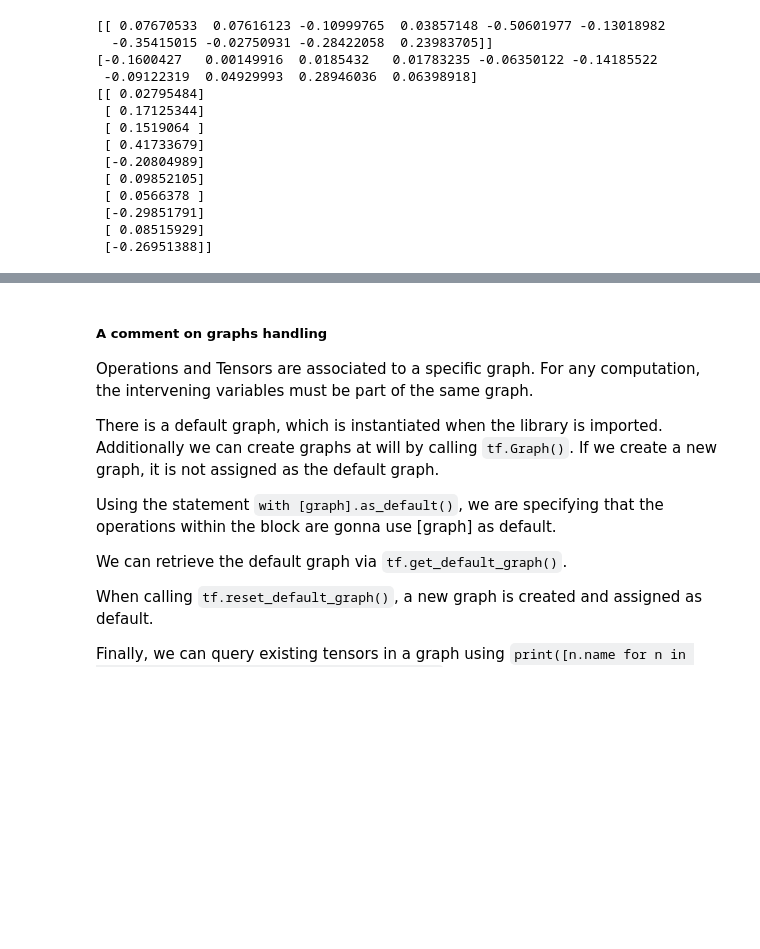
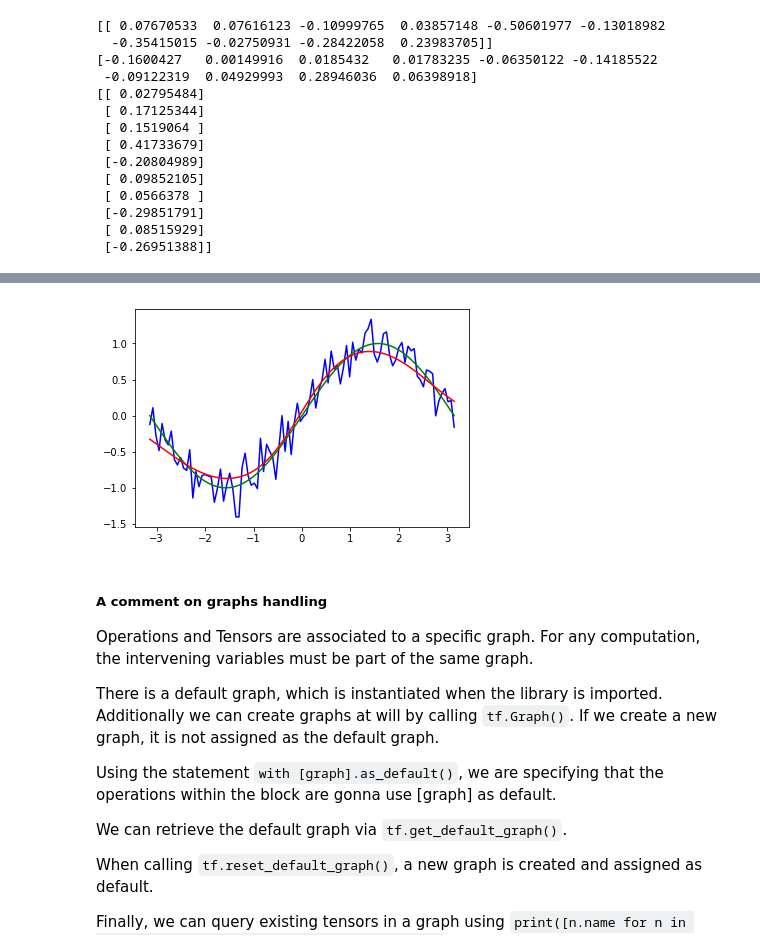
Before and after one commit to lqrz/examples, a Jupyter notebook: tensorflow/tensorflow.ipynb, the cells around one changed output, grey strips where cells are left out. Saved outputs shown, nothing was run; the diff lists cells and outputs as text; code cells hidden in the pictures; blank space fills up the shorter version.

Commit message:
save and restore graphs

```diff
--- a/tensorflow/tensorflow.ipynb
+++ b/tensorflow/tensorflow.ipynb
@@ -408,3 +394,81 @@ with graph_1.as_default():
  [-0.29851791]
  [ 0.08515929]
  [-0.26951388]]
+# %%
+def train(x_train, y_train, minibatch_size):
+
+    x = tf.get_default_graph().get_tensor_by_name('x:0')
+    y = tf.get_default_graph().get_tensor_by_name('y:0')
+
+    forward_pass = compute_forward_pass()
+
+    mse = tf.square(tf.sub(tf.get_default_graph().get_tensor_by_name('y:0'), forward_pass))
+
+    loss = tf.reduce_mean(tf.add(mse, 0.001 * compute_l2_regularization()))
+
+    train_op = tf.train.AdagradOptimizer(0.8).minimize(loss)
+
+    saver = tf.train.Saver()
+
+    with tf.Session(graph=tf.get_default_graph()) as session:
+        session.run(tf.global_variables_initializer())
+
+        n_minibatch = np.int(np.ceil(x_train.shape[0]/np.float(minibatch_size)))
+        print('Nr of minibatches: %d' % n_minibatch)
+
+        for epoch_ix in range(3000):
+            epoch_loss = 0
+            for minibatch_ix in range(n_minibatch):
+                _, output_loss = session.run([train_op, loss], feed_dict={x: np.matrix(x_train[minibatch_ix*minibatch_size:(minibatch_ix+1)*minibatch_size]).T, y: y_train[minibatch_ix*minibatch_size:(minibatch_ix+1)*minibatch_size]})
+                epoch_loss += output_loss
+
+            if (epoch_ix%300) == 0:
+                print(epoch_loss, compute_l2_regularization().eval())
+
+        w1, b1, w2 = get_variables(reuse=True)
+
+        print(w1.eval())
+        print(b1.eval())
+        print(w2.eval())
+
+        saver.save(session, "/tmp/model.ckpt")
+        print('Session saved')
+
+    return saver
+
+def predict(x_test, saver):
+    x = tf.get_default_graph().get_tensor_by_name('x:0')
+
+    predictions = None
+
+    with tf.Session(graph=tf.get_default_graph()) as session:
+
+#         i dont run the initializer but the session.restore
+        saver.restore(session, "/tmp/model.ckpt")
+        print("Session restored")
+
+        predictions = session.run(compute_forward_pass(), feed_dict={x: np.matrix(x_test).T})
+
+        assert predictions is not None
+
+        w1, b1, w2 = get_variables(reuse=True)
+
+#         now these variables are the same as when training ended!
+        print(w1.eval())
+        print(b1.eval())
+        print(w2.eval())
+
+    return predictions
+
+
+graph_1 = create_graph()
+
+with graph_1.as_default():
+    saver = train(x_train, y_train, minibatch_size)
+    predictions = predict(x_train, saver)
+
+plt.plot(x_train, y_train, color='blue')
+plt.plot(x_train, y_sin, color='green')
+plt.plot(x_train, np.array(predictions).reshape((-1,)), color='red')
+plt.show()
+# %% [output]
@@ -411,3 +492,4 @@ with graph_1.as_default():
+[figure, added]
 # %% [markdown]
 ##### A comment on graphs handling
 Operations and Tensors are associated to a specific graph. For any computation, the intervening variables must be part of the same graph.
```
Also changed, not shown: parts of 6 cells of this notebook.
